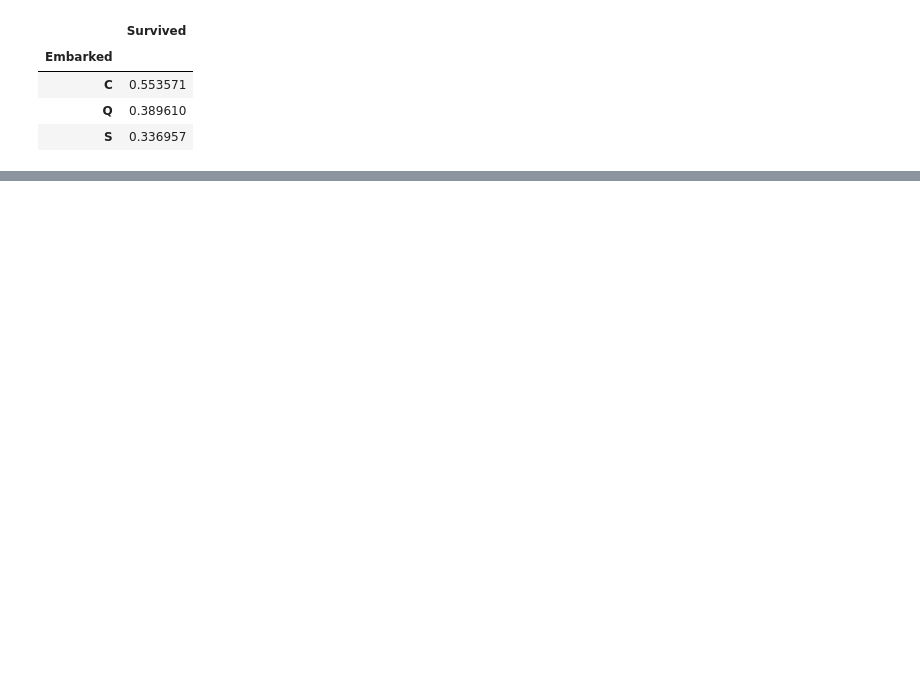
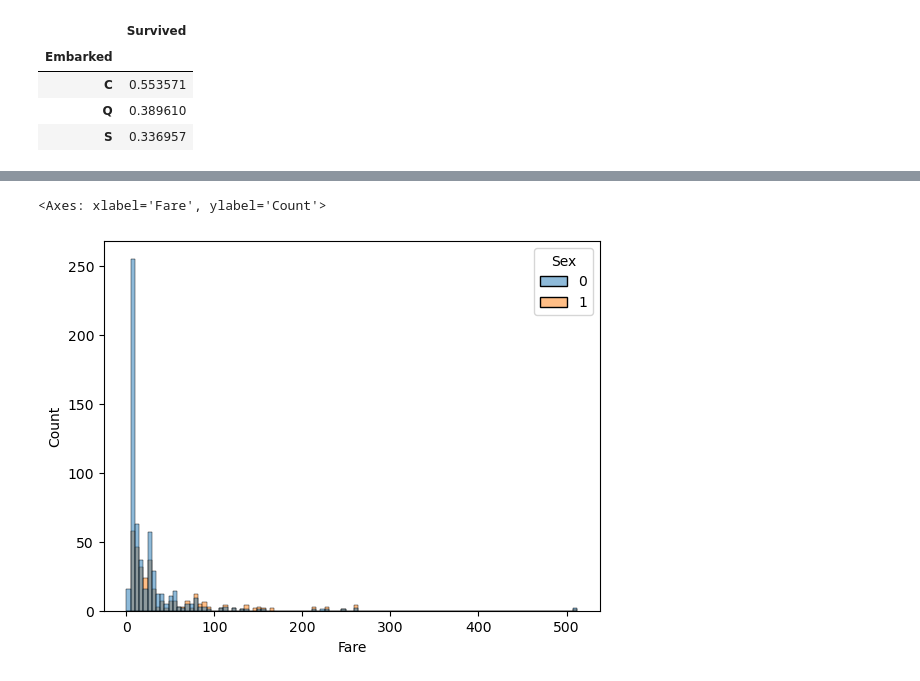
Before and after one commit to Chocomilkteaa/Titanic, a Jupyter notebook: eda.ipynb, the cells around one changed output, grey strips where cells are left out. Cells and saved outputs as stored; diff of their text form; code cells hidden in the pictures; blank space fills up the shorter version.

```diff
--- a/eda.ipynb
+++ b/eda.ipynb
@@ -616,3 +340,0 @@ sns.pointplot(train_data, x='Alone', y='Survived', hue='FareRange')
-# %%
-train_data['AgeLevel'] = pd.cut(train_data['Age'], 5)
-train_data['AgeLevel'].unique()
@@ -622,2 +340,0 @@ Categories (5, interval[float64, right]): [(0.34, 16.336] < (16.336, 32.252] < (
-# %%
-train_data['AgeRange'] = pd.cut(train_data['Age'], 5, labels=[0,1,2,3,4])
@@ -695,2 +340,0 @@ train_data[['TicketNumber', 'Survived']].groupby(['TicketNumber'], as_index=Fals
-# %%
-train_data.loc[train_data['TicketNumber'] == 'LINE', 'TicketNumber'] = -1
@@ -709,2 +340,0 @@ def get_ticket_prefix(ticket):
-# %%
-train_data['TicketPrefix'] = train_data['Ticket'].apply(get_ticket_prefix)
@@ -730,0 +380,5 @@ train_data[['TicketPrefix', 'Survived']].groupby(['TicketPrefix'], as_index=Fals
+# %%
+sns.histplot(train_data, x='Fare', hue='Sex')
+# %% [output]
+<Axes: xlabel='Fare', ylabel='Count'>
+[figure, added]
```
Also changed, not shown: parts of 213 cells of this notebook, 1 other file.
